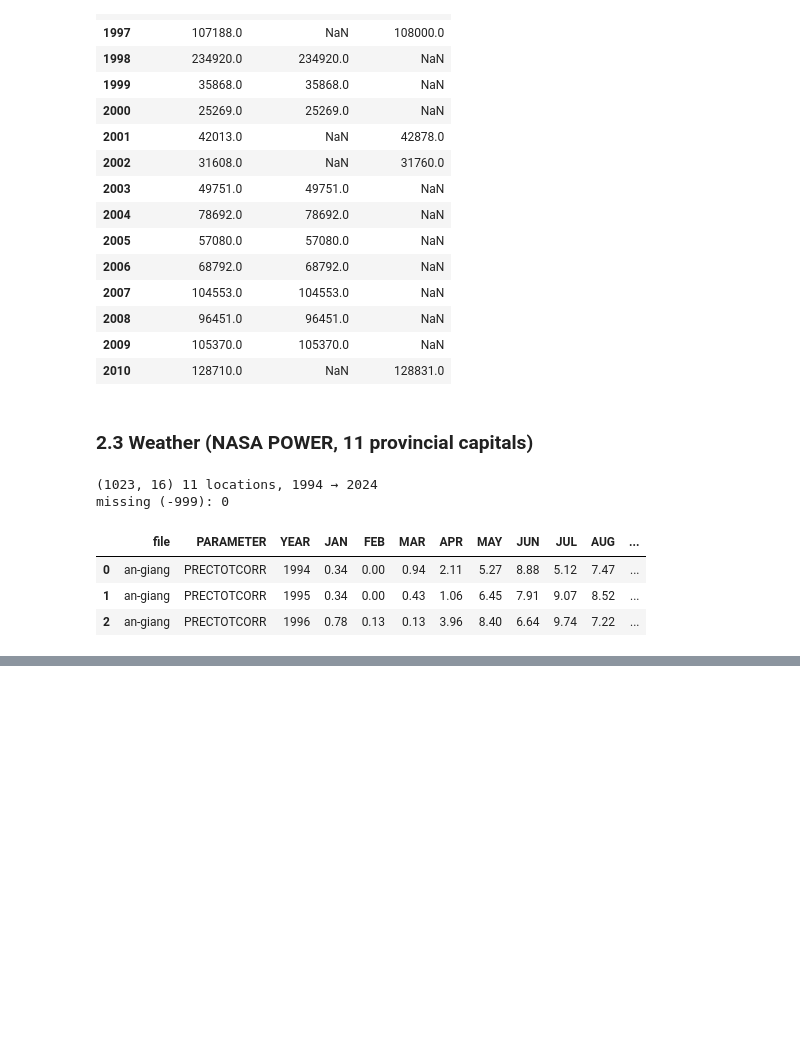
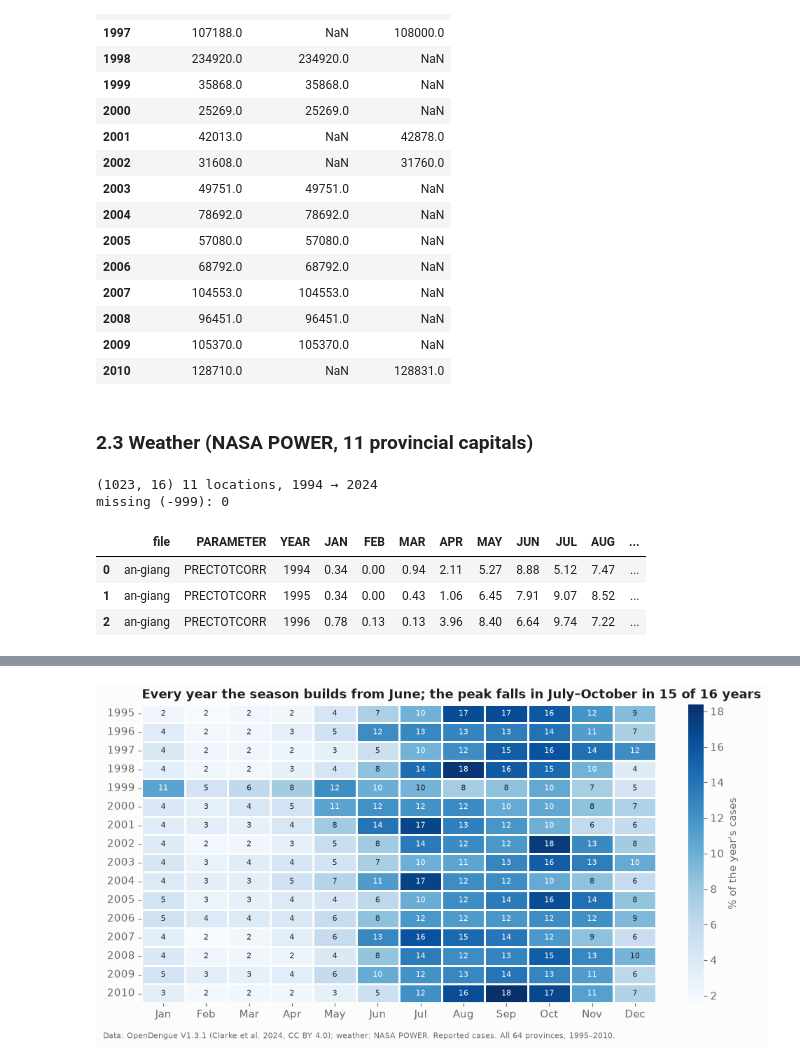
Before and after one commit to Thu-Ha-Vault/dengue-vietnam-case-study, a Jupyter notebook: notebooks/analysis.ipynb, the cells around one changed output, grey strips where cells are left out. Drawn from its saved outputs; the diff is of its cells as text; code cells hidden in the pictures; blank space fills up the shorter version.

```diff
--- a/notebooks/analysis.ipynb
+++ b/notebooks/analysis.ipynb
@@ -177,0 +517,35 @@ Charts whose titles state the finding, saved to `figures/`; Tableau dashboard (h
+# %%
+import matplotlib.pyplot as plt
+import matplotlib.ticker as mticker
+import seaborn as sns
+
+FIG = ROOT / "figures"
+FIG.mkdir(exist_ok=True)
+SURFACE, INK, MUTED, GRID, NEUTRAL = "#fcfcfb", "#1f1f1e", "#6b6b68", "#e6e6e3", "#b9b9b4"
+# categorical slots in fixed order (validated: CVD ΔE 9.1, normal-vision 22.9); low-contrast slots get direct labels
+COLORS = {"South": "#2a78d6", "Central coast": "#eb6834", "Central Highlands": "#1baf7a", "North": "#eda100"}
+MONTH_ABBR = ["Jan", "Feb", "Mar", "Apr", "May", "Jun", "Jul", "Aug", "Sep", "Oct", "Nov", "Dec"]
+plt.rcParams.update({
+    "figure.facecolor": SURFACE, "axes.facecolor": SURFACE, "savefig.facecolor": SURFACE,
+    "axes.edgecolor": GRID, "axes.labelcolor": MUTED, "xtick.color": MUTED, "ytick.color": MUTED,
+    "axes.grid": True, "grid.color": GRID, "grid.linewidth": 0.8, "axes.spines.top": False,
+    "axes.spines.right": False, "axes.titlesize": 13, "axes.titleweight": "bold", "axes.titlecolor": INK,
+    "axes.titlelocation": "left", "font.size": 10.5, "lines.linewidth": 2, "axes.axisbelow": True,
+})
+MARKERS = {"South": "o", "Central coast": "s", "Central Highlands": "^", "North": "D"}  # secondary encoding
+
+def spread(values, gap):
+    """Nudge label y-positions apart (min distance `gap`) while keeping their order."""
+    items = sorted(values.items(), key=lambda kv: kv[1])
+    out, last = {}, None
+    for k, v in items:
+        v = v if last is None else max(v, last + gap)
+        out[k] = last = v
+    return out
+SOURCE = "Data: OpenDengue V1.3.1 (Clarke et al. 2024, CC BY 4.0); weather: NASA POWER. Reported cases."
+
+def finish(fig, name, note=SOURCE):
+    fig.text(0.01, 0.005, note, fontsize=8, color=MUTED, ha="left", va="bottom")
+    fig.tight_layout(rect=(0, 0.03, 1, 1))
+    fig.savefig(FIG / name, dpi=200)
+    plt.show()
@@ -177,0 +575,11 @@ Charts whose titles state the finding, saved to `figures/`; Tableau dashboard (h
+# %%
+fig, ax = plt.subplots(figsize=(10, 5.2))
+sns.heatmap(nat_share.round(1), cmap="Blues", ax=ax, cbar_kws={"label": "% of the year's cases"},
+            linewidths=2, linecolor=SURFACE, annot=True, fmt=".0f", annot_kws={"fontsize": 8})
+ax.set_xticklabels(MONTH_ABBR, rotation=0)
+ax.grid(False)
+ax.set(xlabel="", ylabel="")
+ax.set_title(f"Every year the season builds from June; the peak falls in July–October in {peak_by_year.between(7, 10).sum()} of {len(peak_by_year)} years")
+finish(fig, "02_heatmap_year_month.png", SOURCE + " All 64 provinces, 1995–2010.")
+# %% [output]
+[figure, added]
```
Also changed, not shown: parts of 38 cells of this notebook, 14 other files.
